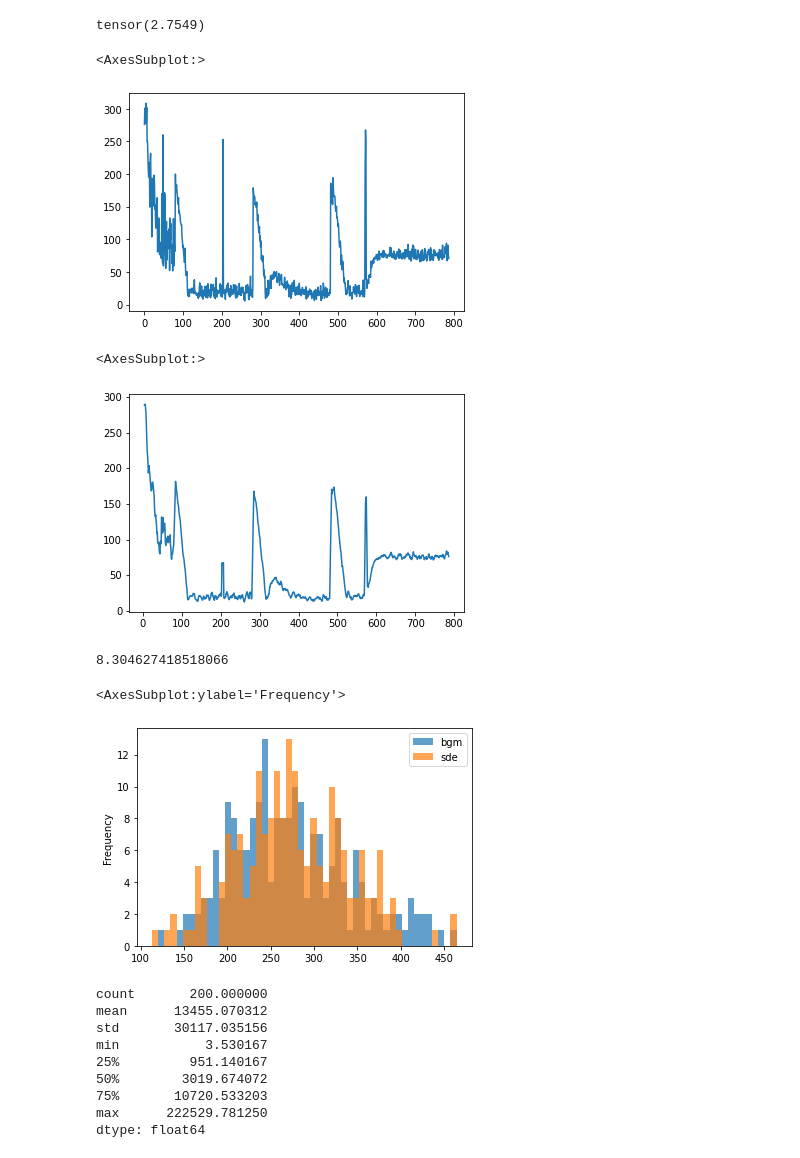
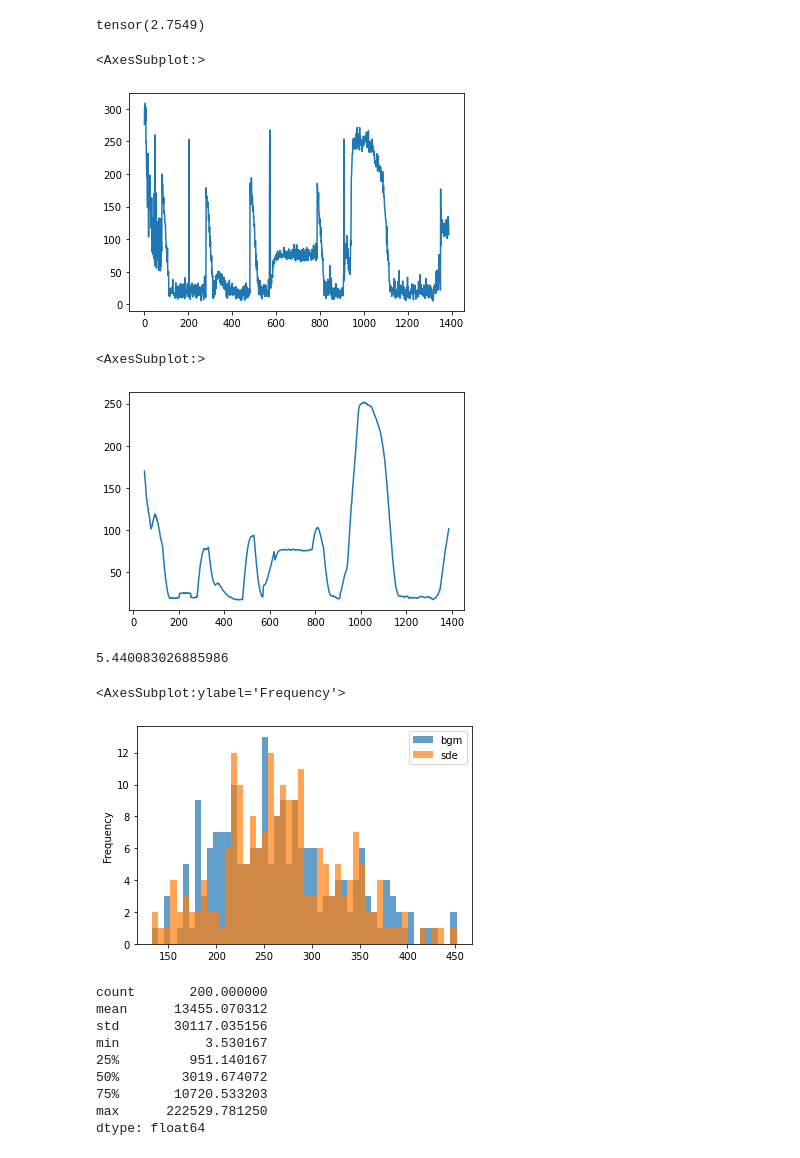
Before and after one commit to gflan/neural-pricing, a Jupyter notebook: ancufi/neural_options.ipynb, the cells around one changed output. Cells and saved outputs as stored; diff of their text form; code cells hidden in the pictures.

```diff
--- a/ancufi/neural_options.ipynb
+++ b/ancufi/neural_options.ipynb
@@ -196,8 +196,9 @@ try:
     best_st = pd.read_csv("best_st.csv", index_col=[0]).iloc[:,0].values.tolist()
     best_rt = pd.read_csv("best_rt.csv", index_col=[0]).iloc[:,0].values.tolist()
     losses = pd.read_csv("losses.csv", index_col=[0]).iloc[:,0].values.tolist()
+    best_loss = min(losses)
 except:
-    print("Starting from zero!")
+    raise
 # %%
 steps = 300
 ts = torch.linspace(0, 1, 2)
@@ -251,16 +252,16 @@ pd.Series(losses).to_csv("losses.csv")
 pd.Series(losses).plot()
 # %% [output]
 <AxesSubplot:>
-[figure, old version]
+[figure, new version]
 # %%
-pd.Series(losses).rolling(5).mean().plot()
+pd.Series(losses).rolling(50).mean().plot()
 # %% [output]
 <AxesSubplot:>
-[figure, old version]
+[figure, new version]
 # %%
 best_loss
 # %% [output]
-8.304627418518066
+5.440083026885986
 # %%
 pd.DataFrame(
     {
@@ -270,7 +271,7 @@ pd.DataFrame(
 ).plot.hist(alpha=0.7, bins=50)
 # %% [output]
 <AxesSubplot:ylabel='Frequency'>
-[figure, old version]
+[figure, new version]
 # %%
 pd.Series(best_st).describe()
 # %% [output]
```
Also changed, not shown: 4 other files.
